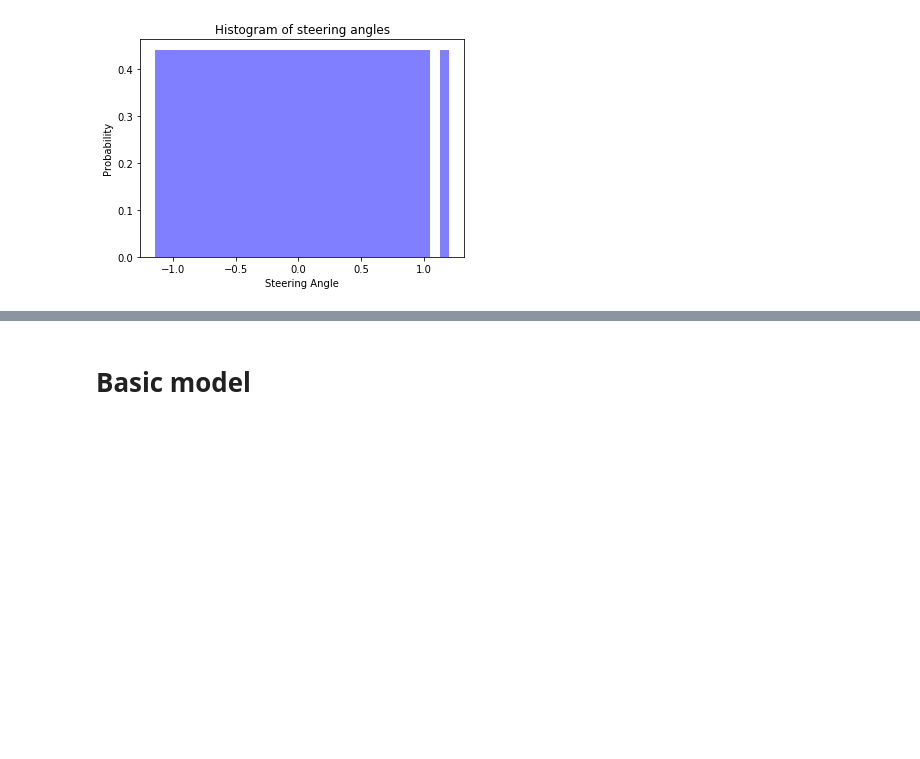
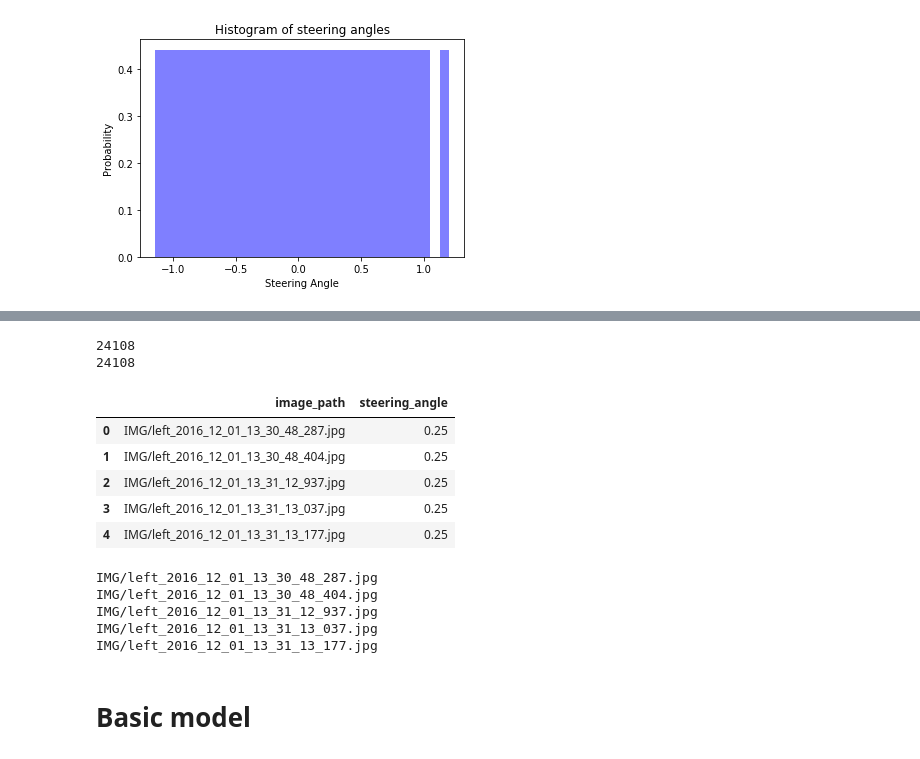
Before and after one commit to fqaiser94/CarND-Behavioral-Cloning-P3, a Jupyter notebook: model.ipynb, the cells around one changed output, grey strips where cells are left out. Drawn from its saved outputs; the diff is of its cells as text; code cells hidden in the pictures; blank space fills up the shorter version.

```diff
--- a/model.ipynb
+++ b/model.ipynb
@@ -147,0 +217,39 @@ Generator function for loading batches of data into memory.
+# %%
+images_paths = []
+steering_angles = []
+camera = []
+
+angle_shift_dict = dict({
+        'left': 0.25,
+        'center': 0.00,
+        'right': -0.25
+    })
+
+for i in ['left', 'center', 'right']:
+
+    image_path = csv_df[i].tolist()
+
+    angle_shift = angle_shift_dict.get(i)
+    angle = csv_df['steering'] + angle_shift
+
+    images_paths.extend(image_path)
+    steering_angles.extend(angle)
+
+print(len(images_paths))
+print(len(steering_angles))
+# %% [output]
+24108
+24108
+# %%
+# make normalized df
+all_data =  pd.DataFrame({'image_path': images_paths,
+                          'steering_angle': angles})
+
+all_data.head()
+# %% [output]
+|  | image_path | steering_angle |
+| 0 | IMG/left_2016_12_01_13_30_48_287.jpg | 0.25 |
+| 1 | IMG/left_2016_12_01_13_30_48_404.jpg | 0.25 |
+| 2 | IMG/left_2016_12_01_13_31_12_937.jpg | 0.25 |
+| 3 | IMG/left_2016_12_01_13_31_13_037.jpg | 0.25 |
+| 4 | IMG/left_2016_12_01_13_31_13_177.jpg | 0.25 |
@@ -147,0 +286,10 @@ Generator function for loading batches of data into memory.
+# %%
+for i in (all_data.head().index.values):
+
+    image, steering_angle  = get_image(data = all_data, data_path = data_loc, index = i)
+# %% [output]
+IMG/left_2016_12_01_13_30_48_287.jpg
+IMG/left_2016_12_01_13_30_48_404.jpg
+IMG/left_2016_12_01_13_31_12_937.jpg
+IMG/left_2016_12_01_13_31_13_037.jpg
+IMG/left_2016_12_01_13_31_13_177.jpg
```
Also changed, not shown: parts of 21 cells of this notebook.
